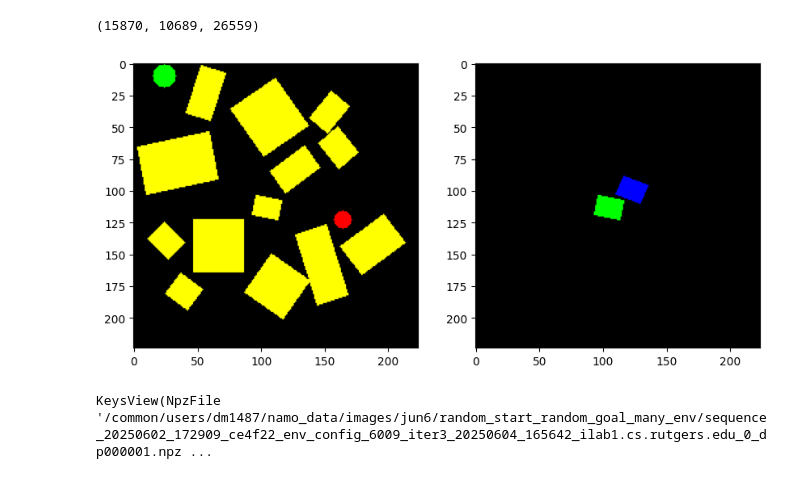
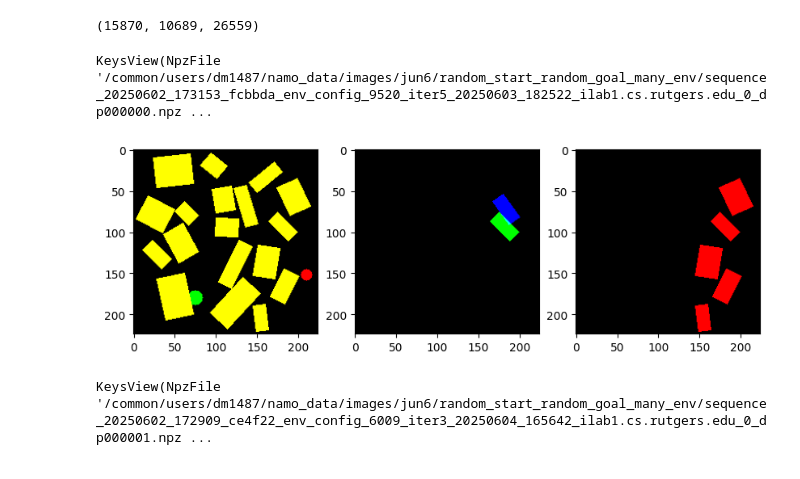
Before and after one commit to dhruvmetha/sage_learning, a Jupyter notebook: notebooks/data.ipynb, the cells around one changed output. Drawn from its saved outputs; the diff is of its cells as text; code cells hidden in the pictures.

```diff
--- a/notebooks/data.ipynb
+++ b/notebooks/data.ipynb
@@ -151,19 +151,24 @@ subgoal_counts, final_goal_counts, subgoal_counts + final_goal_counts
 # %%
 img_data = "/common/users/dm1487/namo_data/images/jun6/random_start_random_goal_many_env"
 img_files = [f for f in os.listdir(img_data) if f.endswith('.npz')]
 img_file = random.sample(img_files, 1)[0]
 
 data = np.load(os.path.join(img_data, img_file))
-
-fig, ax = plt.subplots(1, 2, figsize=(10, 5))
+print(data.keys())
+fig, ax = plt.subplots(1, 3, figsize=(10, 5))
 sec = np.zeros_like(data['scene'])
 sec[:, :, 1:2] = data['object_mask']
 sec[:, :, 2:3] = data['goal_mask']
+third = np.zeros_like(data['scene'])
+third[:, :, 0] = data['reachable_objects_image'][:, :, 0]
+
 ax[0].imshow(data['scene'])
 ax[1].imshow(sec)
+ax[2].imshow(third)
 plt.show()
 # %% [output]
+KeysView(NpzFile '/common/users/dm1487/namo_data/images/jun6/random_start_random_goal_many_env/sequence_20250602_173153_fcbbda_env_config_9520_iter5_20250603_182522_ilab1.cs.rutgers.edu_0_dp000000.npz ...
-[figure, old version]
+[figure, new version]
 # %%
 data.keys()
 # %% [output]
```
Also changed, not shown: 8 other files.
